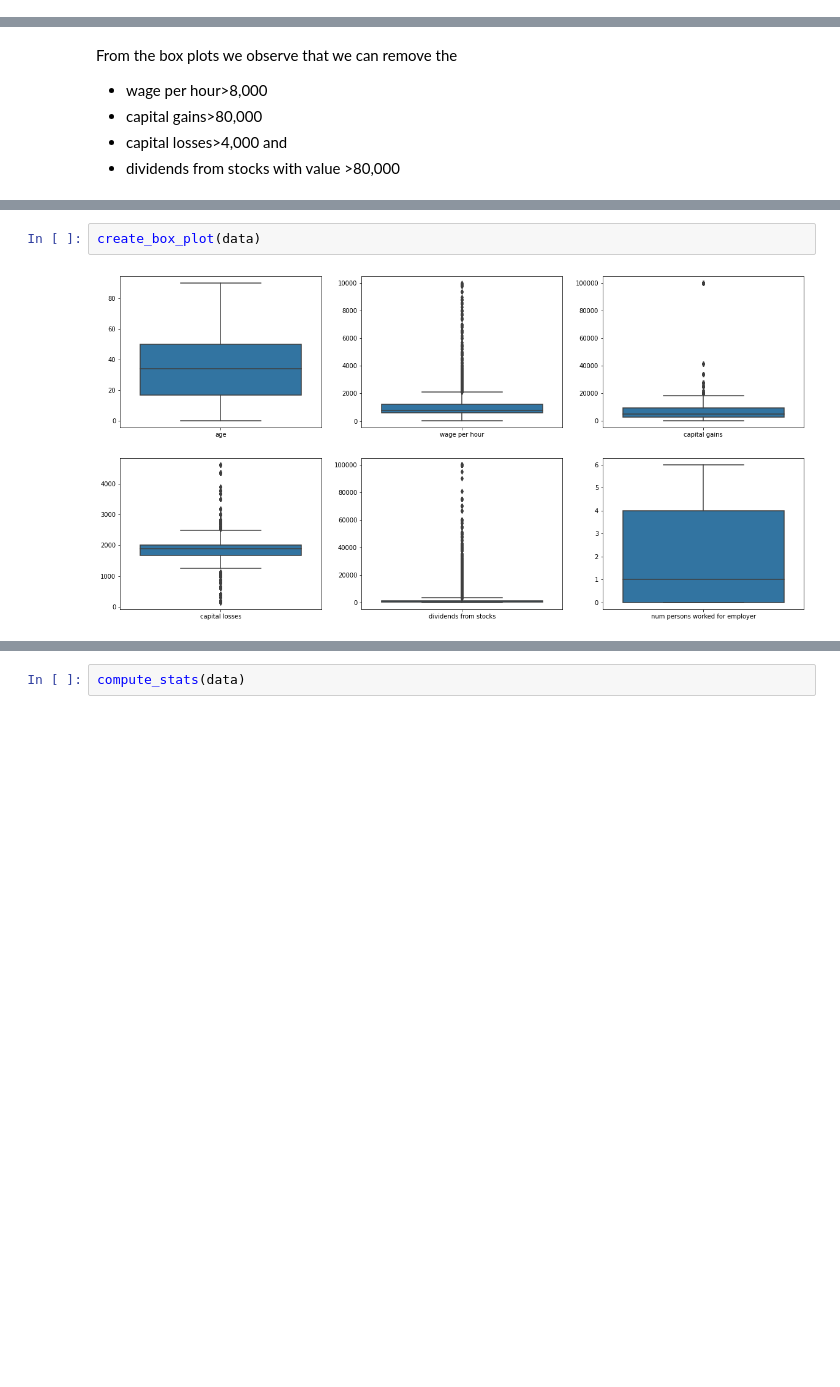
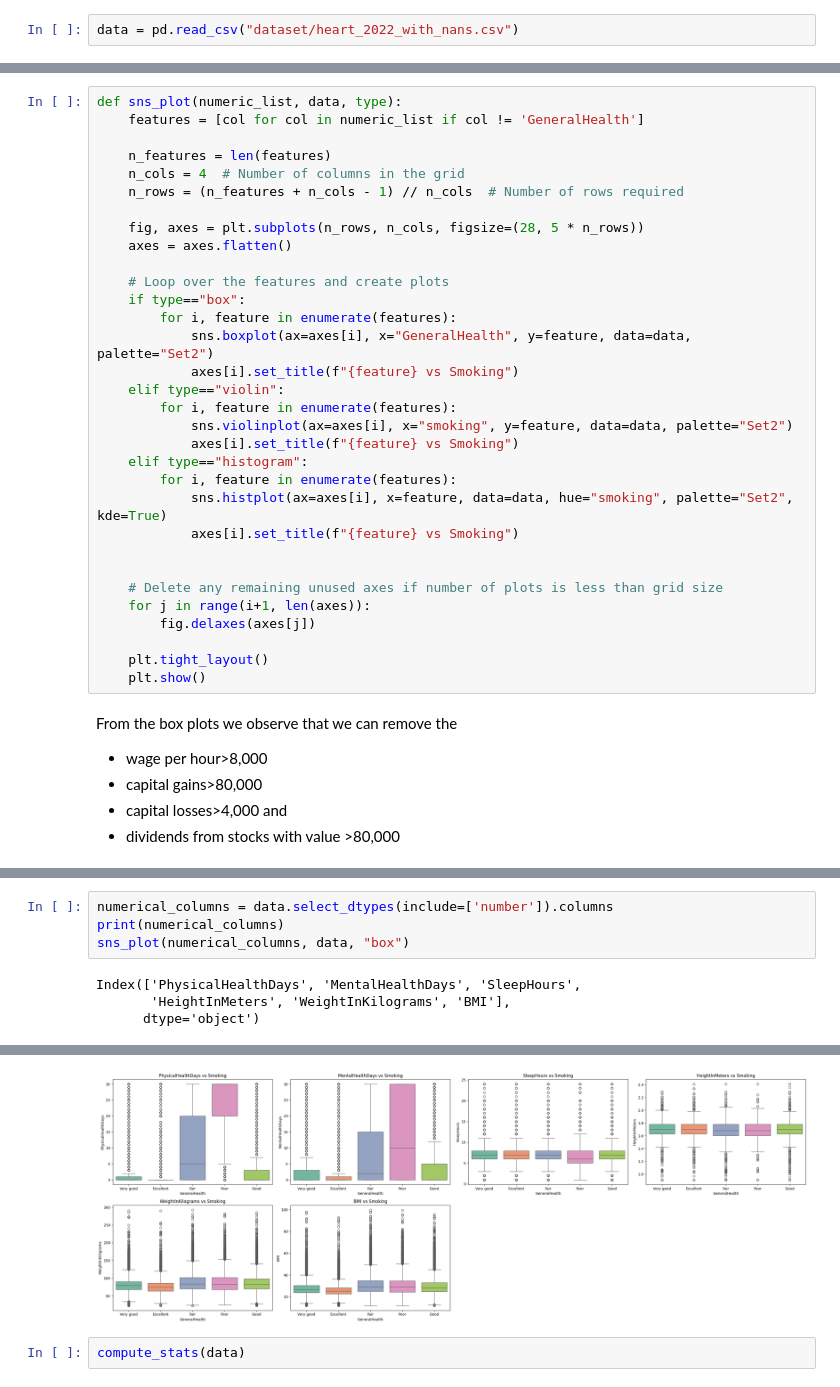
Before and after one commit to ShiveshGit/Data_Science_Project, a Jupyter notebook: numerical_eda.ipynb, the cells around one changed output, grey strips where cells are left out. Cells and saved outputs as stored; diff of their text form; blank space fills up the shorter version.

Commit message:
new dataset

```diff
--- a/numerical_eda.ipynb
+++ b/numerical_eda.ipynb
@@ -12,3 +7,5 @@ data = data.drop(columns=['Unnamed: 0'])
+# %%
+data = pd.read_csv("dataset/heart_2022_with_nans.csv")
 # %%
 print("Initial data shape: ", data.shape)
 # %% [output]
@@ -43,3 +22,35 @@ def create_box_plot(data):
+# %%
+def sns_plot(numeric_list, data, type):
+    features = [col for col in numeric_list if col != 'GeneralHealth']
+
+    n_features = len(features)
+    n_cols = 4  # Number of columns in the grid
+    n_rows = (n_features + n_cols - 1) // n_cols  # Number of rows required
+
+    fig, axes = plt.subplots(n_rows, n_cols, figsize=(28, 5 * n_rows))
+    axes = axes.flatten()
+
+    # Loop over the features and create plots
+    if type=="box":
+        for i, feature in enumerate(features):
+            sns.boxplot(ax=axes[i], x="GeneralHealth", y=feature, data=data, palette="Set2")
+            axes[i].set_title(f"{feature} vs Smoking")
+    elif type=="violin":
+        for i, feature in enumerate(features):
+            sns.violinplot(ax=axes[i], x="smoking", y=feature, data=data, palette="Set2")
+            axes[i].set_title(f"{feature} vs Smoking")
+    elif type=="histogram":
+        for i, feature in enumerate(features):
+            sns.histplot(ax=axes[i], x=feature, data=data, hue="smoking", palette="Set2", kde=True)
+            axes[i].set_title(f"{feature} vs Smoking")
+
+
+    # Delete any remaining unused axes if number of plots is less than grid size
+    for j in range(i+1, len(axes)):
+        fig.delaxes(axes[j])
+
+    plt.tight_layout()
+    plt.show()
 # %% [markdown]
 From the box plots we observe that we can remove the
 - wage per hour>8,000
@@ -75,4 +86,8 @@ def compute_stats(data):
-# %%
-create_box_plot(data)
-# %% [output]
-[figure, removed]
+# %%
+numerical_columns = data.select_dtypes(include=['number']).columns
+print(numerical_columns)
+sns_plot(numerical_columns, data, "box")
+# %% [output]
+Index(['PhysicalHealthDays', 'MentalHealthDays', 'SleepHours',
+       'HeightInMeters', 'WeightInKilograms', 'BMI'],
+      dtype='object')
@@ -79,3 +111,4 @@ create_box_plot(data)
+[figure, added]
 # %%
 compute_stats(data)
 # %% [output]
```
Also changed, not shown: parts of 4 cells of this notebook, 1 other file.
